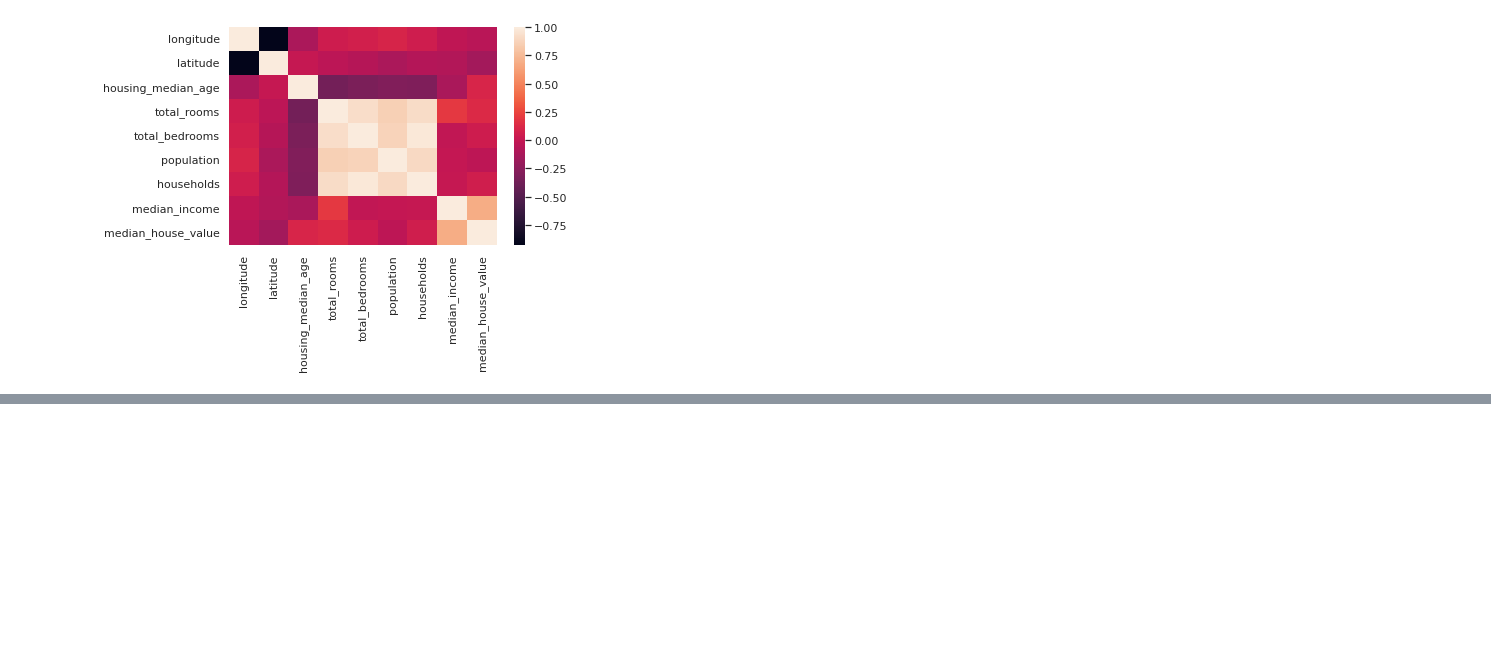
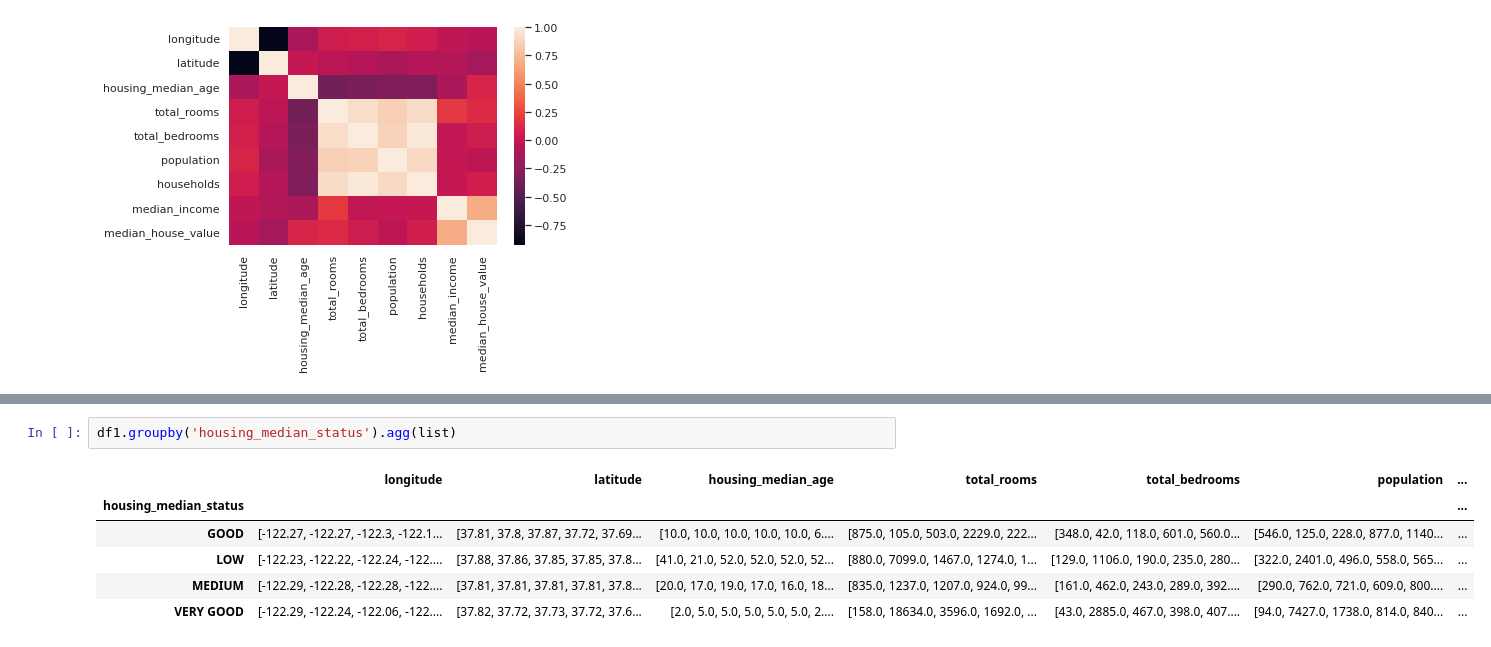
Before and after one commit to chaubeyarvind/DataAnalytics-NumPY, a Jupyter notebook: ArvindChaubey_DataAnalytics_Sep27_2022.ipynb, the cells around one changed output, grey strips where cells are left out. Drawn from its saved outputs; the diff is of its cells as text; blank space fills up the shorter version.

```diff
--- a/ArvindChaubey_DataAnalytics_Sep27_2022.ipynb
+++ b/ArvindChaubey_DataAnalytics_Sep27_2022.ipynb
@@ -545,0 +578,9 @@ sns.heatmap(df1.corr())
+# %%
+df1.groupby('housing_median_status').agg(list)
+# %% [output]
+|  | longitude | latitude | housing_median_age | total_rooms | total_bedrooms | population | ... |
+| housing_median_status |  |  |  |  |  |  | ... |
+| GOOD | [-122.27, -122.27, -122.3, -122.1... | [37.81, 37.8, 37.87, 37.72, 37.69... | [10.0, 10.0, 10.0, 10.0, 10.0, 6.... | [875.0, 105.0, 503.0, 2229.0, 222... | [348.0, 42.0, 118.0, 601.0, 560.0... | [546.0, 125.0, 228.0, 877.0, 1140... | ... |
+| LOW | [-122.23, -122.22, -122.24, -122.... | [37.88, 37.86, 37.85, 37.85, 37.8... | [41.0, 21.0, 52.0, 52.0, 52.0, 52... | [880.0, 7099.0, 1467.0, 1274.0, 1... | [129.0, 1106.0, 190.0, 235.0, 280... | [322.0, 2401.0, 496.0, 558.0, 565... | ... |
+| MEDIUM | [-122.29, -122.28, -122.28, -122.... | [37.81, 37.81, 37.81, 37.81, 37.8... | [20.0, 17.0, 19.0, 17.0, 16.0, 18... | [835.0, 1237.0, 1207.0, 924.0, 99... | [161.0, 462.0, 243.0, 289.0, 392.... | [290.0, 762.0, 721.0, 609.0, 800.... | ... |
+| VERY GOOD | [-122.29, -122.24, -122.06, -122.... | [37.82, 37.72, 37.73, 37.72, 37.6... | [2.0, 5.0, 5.0, 5.0, 5.0, 5.0, 2.... | [158.0, 18634.0, 3596.0, 1692.0, ... | [43.0, 2885.0, 467.0, 398.0, 407.... | [94.0, 7427.0, 1738.0, 814.0, 840... | ... |
```
Also changed, not shown: parts of 7 cells of this notebook.
